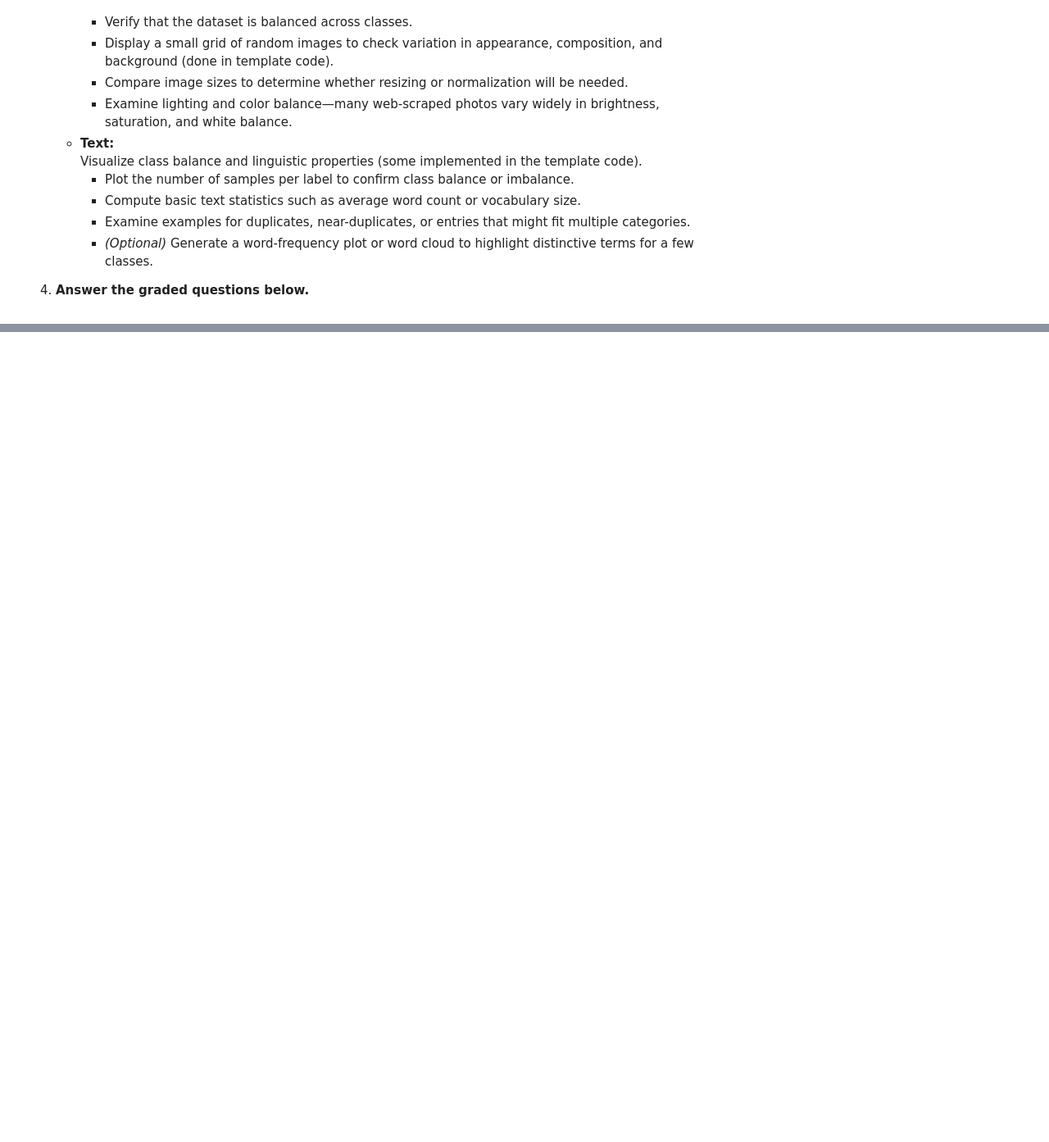
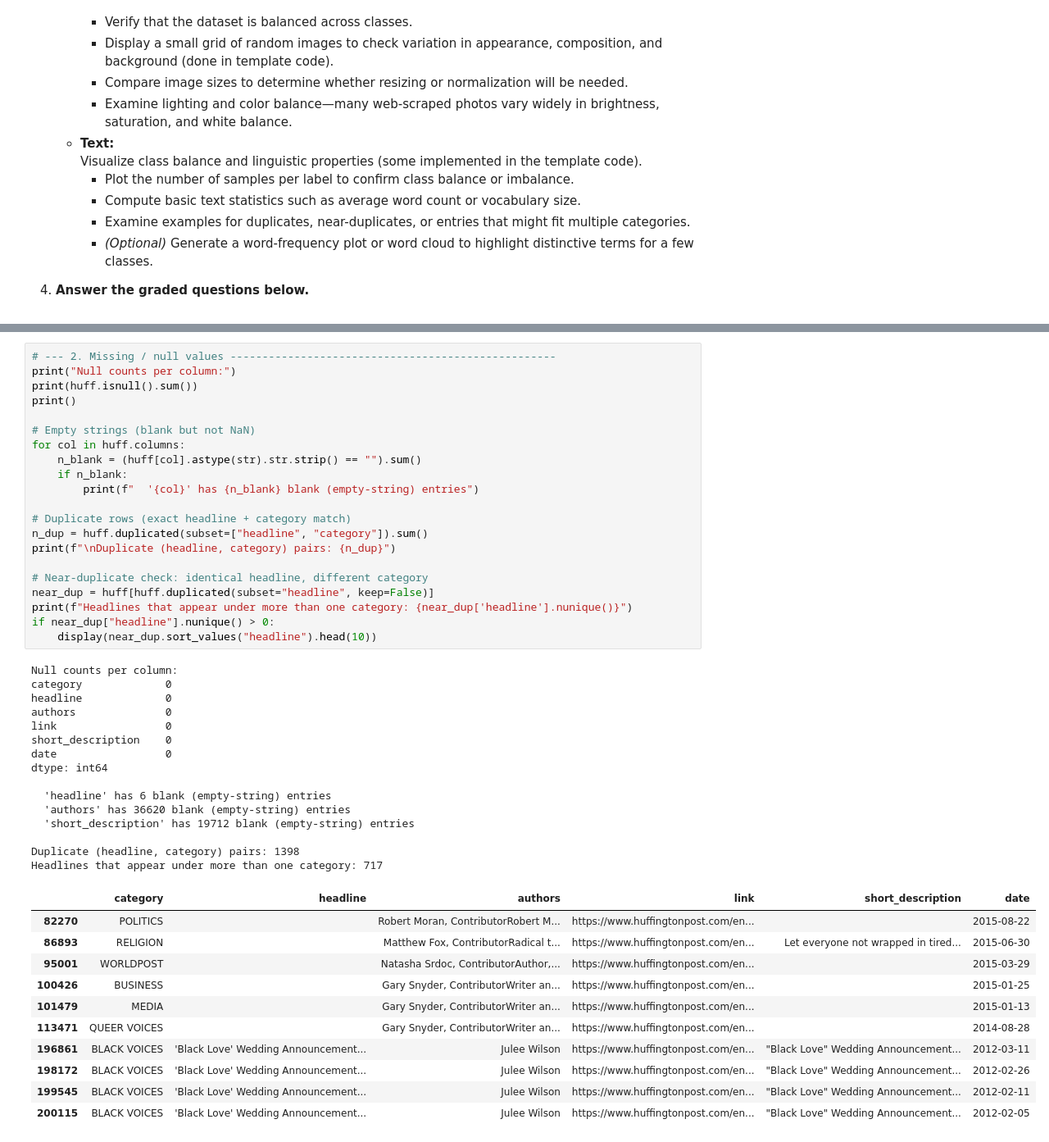
Before and after one commit to tolufas/dx703-team-20-project, a Jupyter notebook: Milestone_01_tcb.ipynb, the cells around one changed output, grey strips where cells are left out. Shown at 82% size. Drawn from its saved outputs; the diff is of its cells as text; blank space fills up the shorter version.

```diff
--- a/Milestone_01_tcb.ipynb
+++ b/Milestone_01_tcb.ipynb
@@ -362,0 +394,48 @@ By the end of this Milestone notebook, you should be able to explain what makes
+# %%
+# --- 2. Missing / null values ---------------------------------------------------
+print("Null counts per column:")
+print(huff.isnull().sum())
+print()
+
+# Empty strings (blank but not NaN)
+for col in huff.columns:
+    n_blank = (huff[col].astype(str).str.strip() == "").sum()
+    if n_blank:
+        print(f"  '{col}' has {n_blank} blank (empty-string) entries")
+
+# Duplicate rows (exact headline + category match)
+n_dup = huff.duplicated(subset=["headline", "category"]).sum()
+print(f"\nDuplicate (headline, category) pairs: {n_dup}")
+
+# Near-duplicate check: identical headline, different category
+near_dup = huff[huff.duplicated(subset="headline", keep=False)]
+print(f"Headlines that appear under more than one category: {near_dup['headline'].nunique()}")
+if near_dup["headline"].nunique() > 0:
+    display(near_dup.sort_values("headline").head(10))
+# %% [output]
+Null counts per column:
+category             0
+headline             0
+authors              0
+link                 0
+short_description    0
+date                 0
+dtype: int64
+
+  'headline' has 6 blank (empty-string) entries
+  'authors' has 36620 blank (empty-string) entries
+  'short_description' has 19712 blank (empty-string) entries
+
+Duplicate (headline, category) pairs: 1398
+Headlines that appear under more than one category: 717
+|  | category | headline | authors | link | short_description | date |
+| 82270 | POLITICS |  | Robert Moran, ContributorRobert M... | https://www.huffingtonpost.com/en... |  | 2015-08-22 |
+| 86893 | RELIGION |  | Matthew Fox, ContributorRadical t... | https://www.huffingtonpost.com/en... | Let everyone not wrapped in tired... | 2015-06-30 |
+| 95001 | WORLDPOST |  | Natasha Srdoc, ContributorAuthor,... | https://www.huffingtonpost.com/en... |  | 2015-03-29 |
+| 100426 | BUSINESS |  | Gary Snyder, ContributorWriter an... | https://www.huffingtonpost.com/en... |  | 2015-01-25 |
+| 101479 | MEDIA |  | Gary Snyder, ContributorWriter an... | https://www.huffingtonpost.com/en... |  | 2015-01-13 |
+| 113471 | QUEER VOICES |  | Gary Snyder, ContributorWriter an... | https://www.huffingtonpost.com/en... |  | 2014-08-28 |
+| 196861 | BLACK VOICES | 'Black Love' Wedding Announcement... | Julee Wilson | https://www.huffingtonpost.com/en... | "Black Love" Wedding Announcement... | 2012-03-11 |
+| 198172 | BLACK VOICES | 'Black Love' Wedding Announcement... | Julee Wilson | https://www.huffingtonpost.com/en... | "Black Love" Wedding Announcement... | 2012-02-26 |
+| 199545 | BLACK VOICES | 'Black Love' Wedding Announcement... | Julee Wilson | https://www.huffingtonpost.com/en... | "Black Love" Wedding Announcement... | 2012-02-11 |
+| 200115 | BLACK VOICES | 'Black Love' Wedding Announcement... | Julee Wilson | https://www.huffingtonpost.com/en... | "Black Love" Wedding Announcement... | 2012-02-05 |
```
Also changed, not shown: parts of 9 cells of this notebook.
